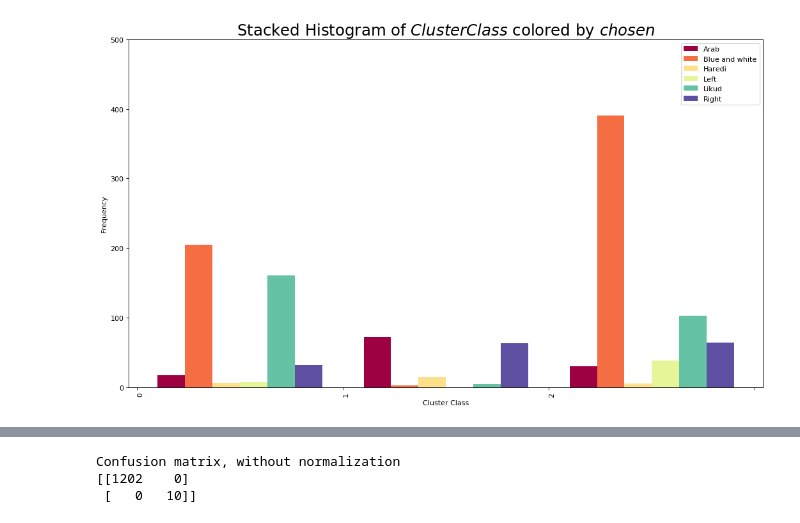
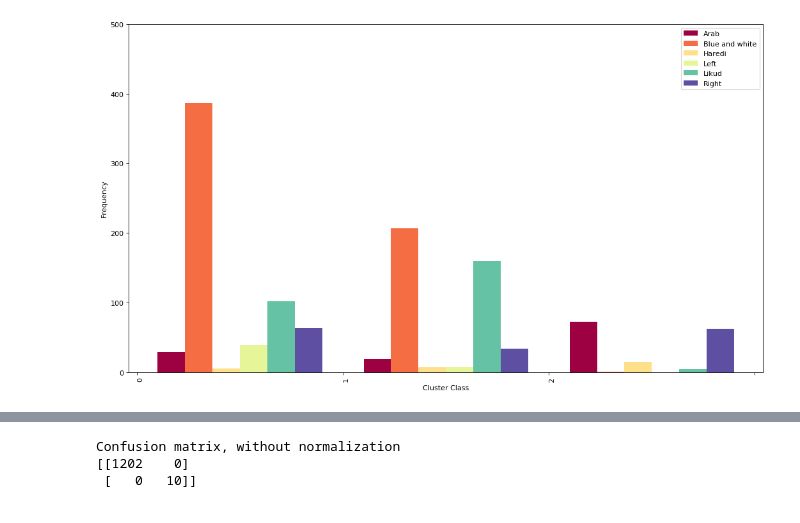
Before and after one commit to gabi939/elections, a Jupyter notebook: elections.ipynb, the cells around one changed output, grey strips where cells are left out. Saved outputs shown, nothing was run; the diff lists cells and outputs as text; code cells hidden in the pictures.

```diff
--- a/elections.ipynb
+++ b/elections.ipynb
@@ -127,7 +132,7 @@ def add_most_voted_colm(df):
     df["chosen"] = colm
     return df
 # %%
-def barchar_group(df,x_var,groupby_var,size):
+def barchar_group(df,x_var,groupby_var,size,name):
 
     df_agg = df.loc[:, [x_var, groupby_var]].groupby(groupby_var)
     vals = [df[x_var].values.tolist() for i, df in df_agg]
@@ -139,7 +144,7 @@ def barchar_group(df,x_var,groupby_var,size):
 
     # Decoration
     plt.legend({group:col for group, col in zip(np.unique(df[groupby_var]).tolist(), colors[:len(vals)])})
-    plt.title(f"Stacked Histogram of ${x_var}$ colored by ${groupby_var}$", fontsize=22)
+    plt.title(name, fontsize=22)
     plt.xlabel(x_var)
     plt.ylabel("Frequency")
     plt.ylim(0, size)
@@ -156,0 +180,3 @@ df_base = add_most_voted_colm(df_base)
+# %%
+df_normalized = normalize_to_voting_ratios(df_base)
+vectors = prepare_vectors(df_normalized)
@@ -174,4 +234,6 @@ plt.show()
 km = KMeans(n_clusters=3)
 km.fit(vectors)
 y = km.predict(vectors)
-df_base['Cluster Class'] = pd.Series(y, index=df_21.index)
+
+df_base['Cluster Class'] = pd.Series(y, index=df_base.index)
+vectors['Cluster Class'] = pd.Series(y, index=vectors.index)
@@ -196,0 +268,22 @@ barchar_group(df,"Cluster Class","Settlement type",300)
+# %%
+from sklearn import mixture
+
+lowest_bic = np.infty
+bic = []
+n_components_range = range(1, 4)
+cv_types = ['spherical', 'tied', 'diag', 'full']
+
+for cv_type in cv_types:
+    for n_components in n_components_range:
+        # Fit a Gaussian mixture with EM
+        gmm = mixture.GaussianMixture(n_components=n_components,
+                                      covariance_type=cv_type)
+        gmm.fit(vectors)
+        bic_score = gmm.bic(vectors)
+        if bic_score < lowest_bic:
+            lowest_bic = bic_score
+            best_gmm = gmm
+
+y = gmm.predict(vectors)
+df_base['Cluster Class'] = pd.Series(y, index=df_base.index)
+vectors['Cluster Class'] = pd.Series(y, index=vectors.index)
@@ -197,4 +313,4 @@ barchar_group(df,"Cluster Class","Settlement type",300)
 # %%
-barchar_group(df_base,"Cluster Class","chosen",500)
+barchar_group(df_base,"Cluster Class","chosen",500,"")
 # %% [output]
-[figure, old version]
+[figure, new version]
```
Also changed, not shown: parts of 31 cells of this notebook, 1 other file.
